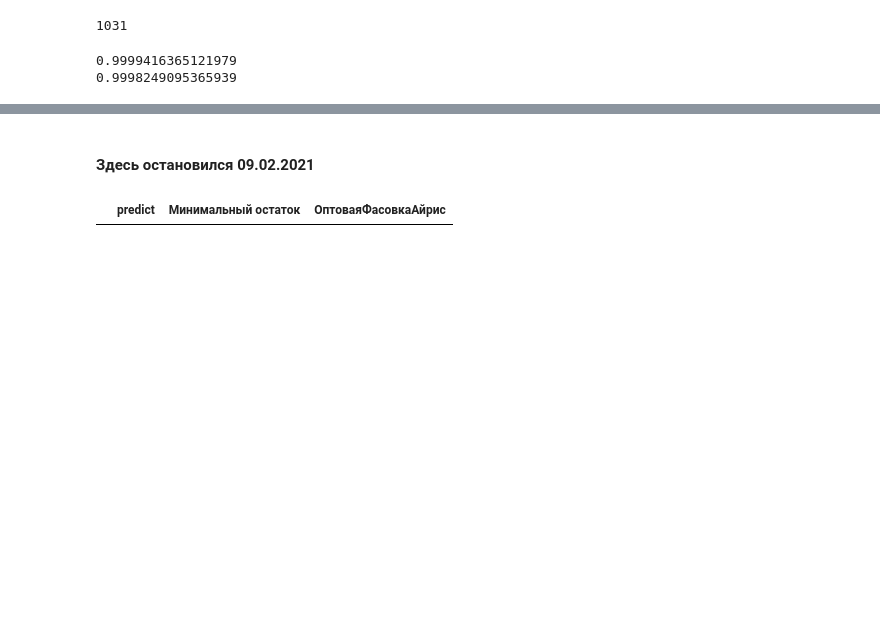
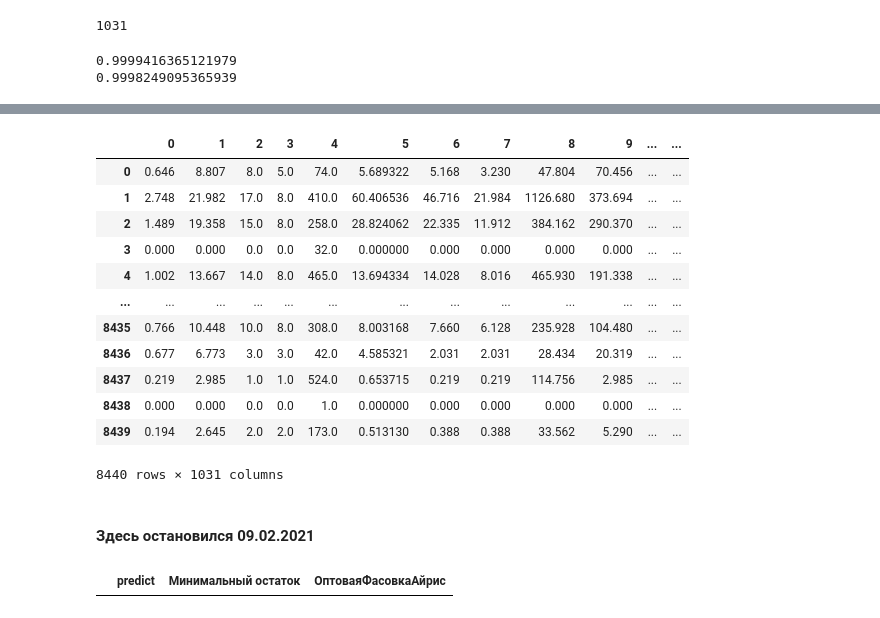
Before and after one commit to rosasha/MIN-MAX, a Jupyter notebook: MultiOutputRegressor_8.ipynb, the cells around one changed output, grey strips where cells are left out. Drawn from its saved outputs; the diff is of its cells as text; code cells hidden in the pictures; blank space fills up the shorter version.

```diff
--- a/MultiOutputRegressor_8.ipynb
+++ b/MultiOutputRegressor_8.ipynb
@@ -671,3 +656,19 @@ X_test_min
+# %%
+pd.DataFrame(X_test_min_trans)
+# %% [output]
+|  | 0 | 1 | 2 | 3 | 4 | 5 | 6 | 7 | 8 | 9 | ... | ... |
+| 0 | 0.646 | 8.807 | 8.0 | 5.0 | 74.0 | 5.689322 | 5.168 | 3.230 | 47.804 | 70.456 | ... | ... |
+| 1 | 2.748 | 21.982 | 17.0 | 8.0 | 410.0 | 60.406536 | 46.716 | 21.984 | 1126.680 | 373.694 | ... | ... |
+| 2 | 1.489 | 19.358 | 15.0 | 8.0 | 258.0 | 28.824062 | 22.335 | 11.912 | 384.162 | 290.370 | ... | ... |
+| 3 | 0.000 | 0.000 | 0.0 | 0.0 | 32.0 | 0.000000 | 0.000 | 0.000 | 0.000 | 0.000 | ... | ... |
+| 4 | 1.002 | 13.667 | 14.0 | 8.0 | 465.0 | 13.694334 | 14.028 | 8.016 | 465.930 | 191.338 | ... | ... |
+| ... | ... | ... | ... | ... | ... | ... | ... | ... | ... | ... | ... | ... |
+| 8435 | 0.766 | 10.448 | 10.0 | 8.0 | 308.0 | 8.003168 | 7.660 | 6.128 | 235.928 | 104.480 | ... | ... |
+| 8436 | 0.677 | 6.773 | 3.0 | 3.0 | 42.0 | 4.585321 | 2.031 | 2.031 | 28.434 | 20.319 | ... | ... |
+| 8437 | 0.219 | 2.985 | 1.0 | 1.0 | 524.0 | 0.653715 | 0.219 | 0.219 | 114.756 | 2.985 | ... | ... |
+| 8438 | 0.000 | 0.000 | 0.0 | 0.0 | 1.0 | 0.000000 | 0.000 | 0.000 | 0.000 | 0.000 | ... | ... |
+| 8439 | 0.194 | 2.645 | 2.0 | 2.0 | 173.0 | 0.513130 | 0.388 | 0.388 | 33.562 | 5.290 | ... | ... |
+8440 rows × 1031 columns
 # %%
 frame_min = [
     pd.DataFrame(pred_min, columns=['predict']),
```
Also changed, not shown: parts of 9 cells of this notebook.
